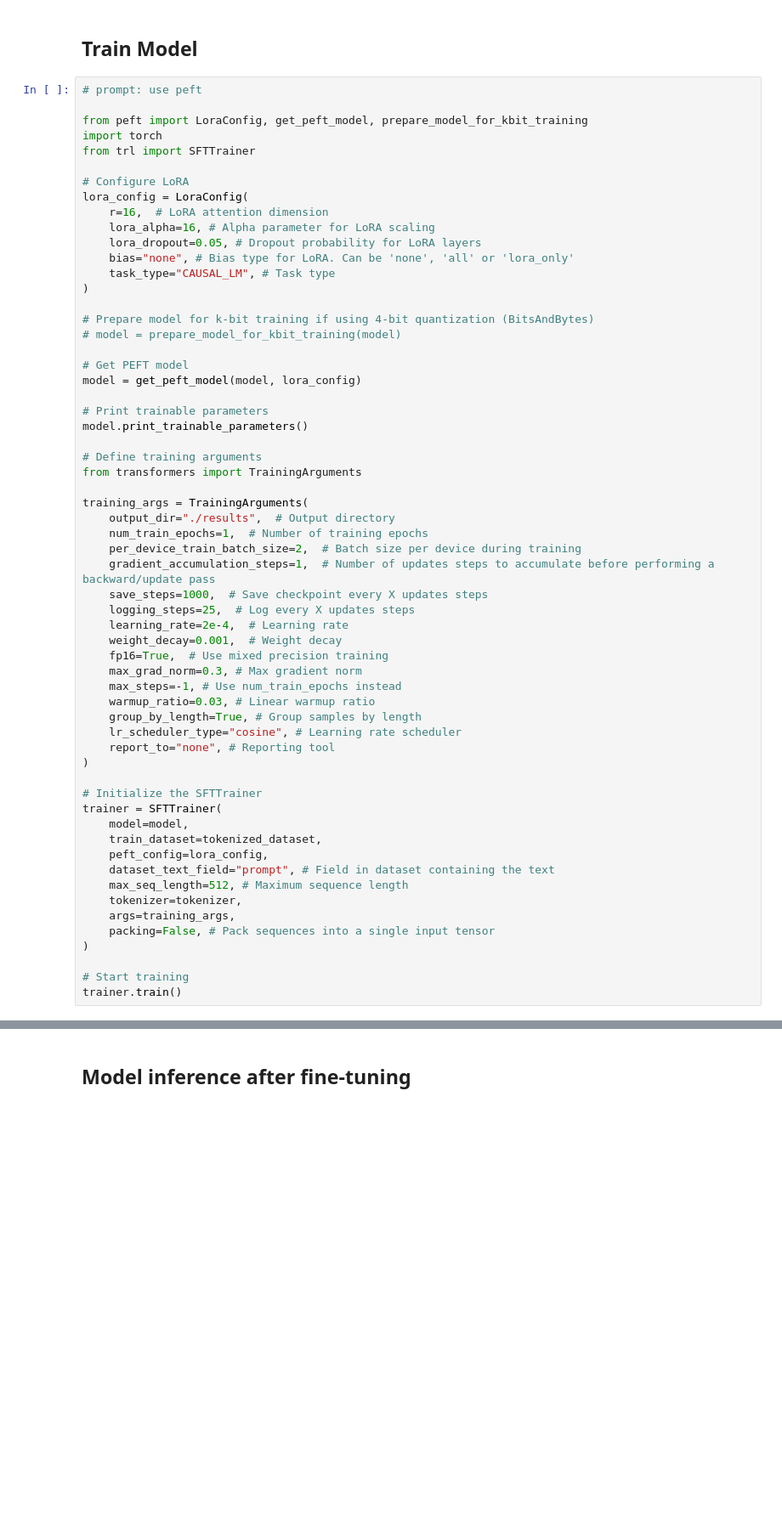
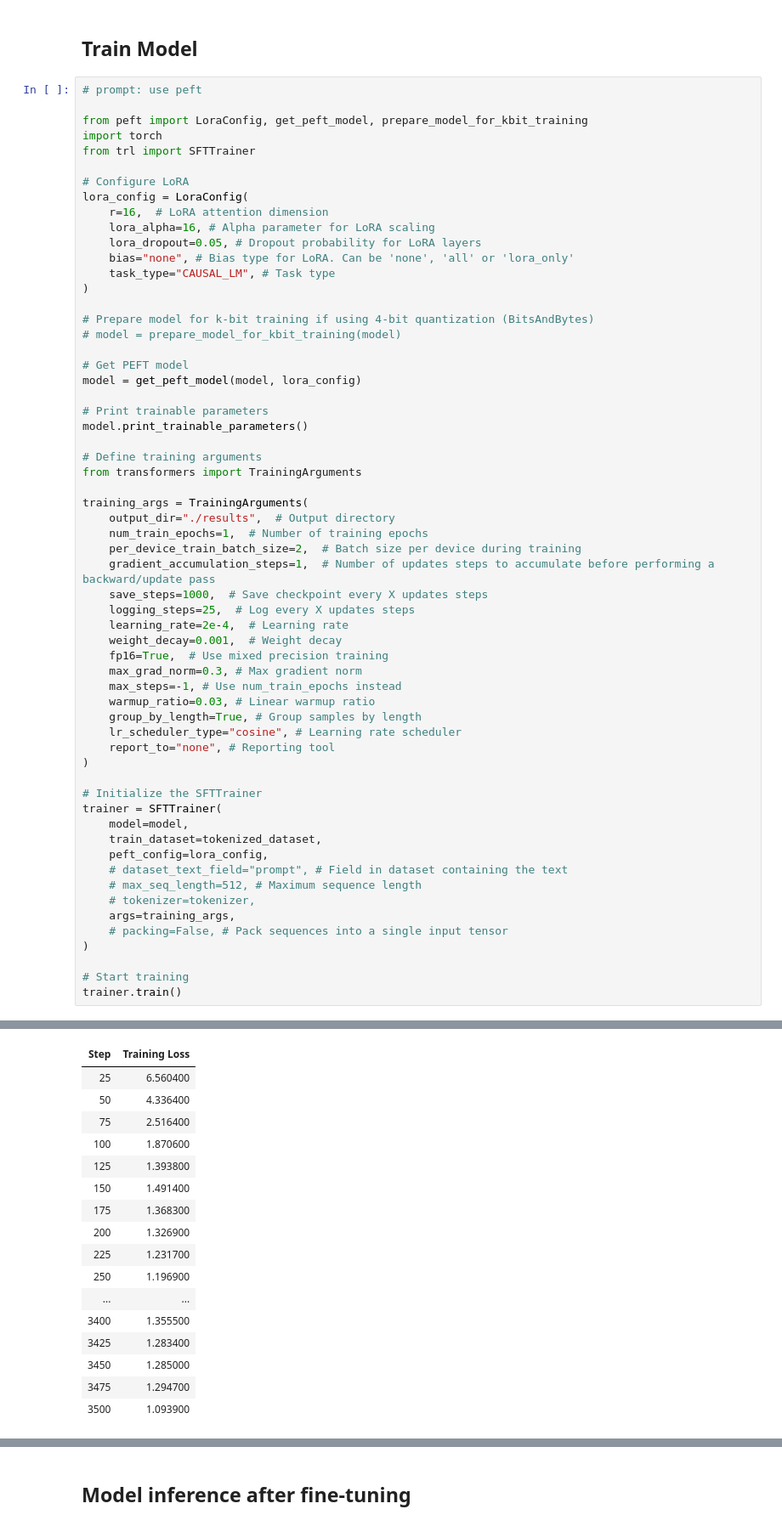
Before and after one commit to wangbn99/Fine-tuning-DeepSeek-Model, a Jupyter notebook: fine-tuning-deepseek-model-with-financial-dataset.ipynb, the cells around one changed output, grey strips where cells are left out. Shown: that part at 85% size. Saved outputs shown, nothing was run; the diff lists cells and outputs as text; blank space fills up the shorter version.

```diff
--- a/fine-tuning-deepseek-model-with-financial-dataset.ipynb
+++ b/fine-tuning-deepseek-model-with-financial-dataset.ipynb
@@ -198,11 +200,11 @@ trainer = SFTTrainer(
     model=model,
     train_dataset=tokenized_dataset,
     peft_config=lora_config,
-    dataset_text_field="prompt", # Field in dataset containing the text
-    max_seq_length=512, # Maximum sequence length
-    tokenizer=tokenizer,
+    # dataset_text_field="prompt", # Field in dataset containing the text
+    # max_seq_length=512, # Maximum sequence length
+    # tokenizer=tokenizer,
     args=training_args,
-    packing=False, # Pack sequences into a single input tensor
+    # packing=False, # Pack sequences into a single input tensor
 )
 
 # Start training
@@ -211,0 +216,17 @@ KeyboardInterrupt:
+| Step | Training Loss |
+| 25 | 6.560400 |
+| 50 | 4.336400 |
+| 75 | 2.516400 |
+| 100 | 1.870600 |
+| 125 | 1.393800 |
+| 150 | 1.491400 |
+| 175 | 1.368300 |
+| 200 | 1.326900 |
+| 225 | 1.231700 |
+| 250 | 1.196900 |
+| ... | ... |
+| 3400 | 1.355500 |
+| 3425 | 1.283400 |
+| 3450 | 1.285000 |
+| 3475 | 1.294700 |
+| 3500 | 1.093900 |
```
Also changed, not shown: parts of 9 cells of this notebook.
